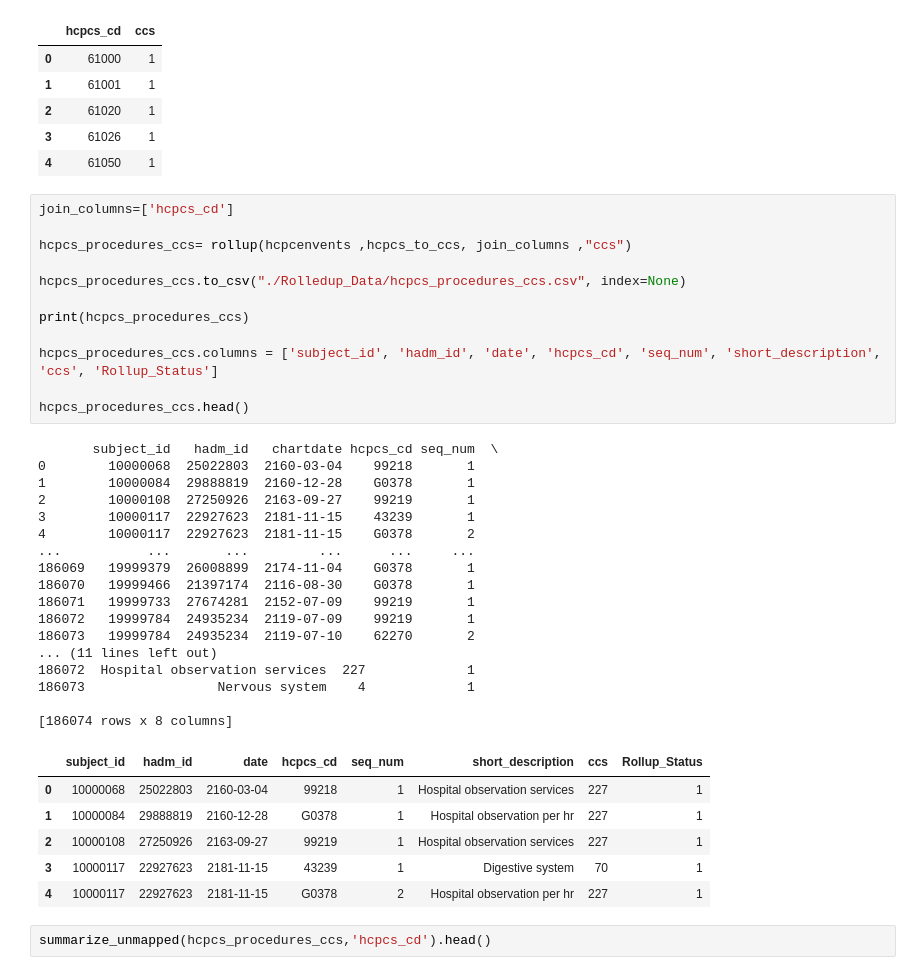
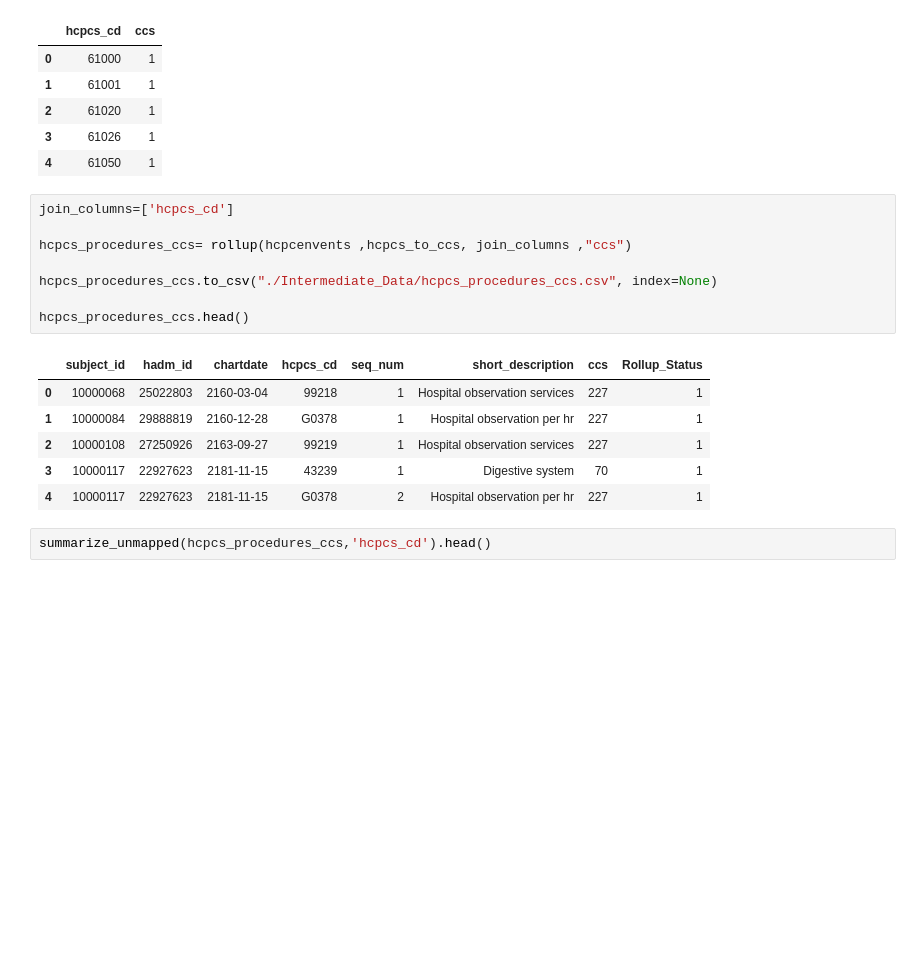
Before and after one commit to apvidul/EHR-Processing-Tutorial, a Jupyter notebook: EHR-Pipeline-Part2.ipynb, the cells around one changed output. Drawn from its saved outputs; the diff is of its cells as text; blank space fills up the shorter version.

```diff
--- a/EHR-Pipeline-Part2.ipynb
+++ b/EHR-Pipeline-Part2.ipynb
@@ -436,34 +424,13 @@ hcpcs_to_ccs.head()
 # %%
 join_columns=['hcpcs_cd']
 
 hcpcs_procedures_ccs= rollup(hcpcenvents ,hcpcs_to_ccs, join_columns ,"ccs")
 
-hcpcs_procedures_ccs.to_csv("./Rolledup_Data/hcpcs_procedures_ccs.csv", index=None)
-
-print(hcpcs_procedures_ccs)
-
-hcpcs_procedures_ccs.columns = ['subject_id', 'hadm_id', 'date', 'hcpcs_cd', 'seq_num', 'short_description', 'ccs', 'Rollup_Status']
+hcpcs_procedures_ccs.to_csv("./Intermediate_Data/hcpcs_procedures_ccs.csv", index=None)
 
 hcpcs_procedures_ccs.head()
 # %% [output]
-       subject_id   hadm_id   chartdate hcpcs_cd seq_num  \
-0        10000068  25022803  2160-03-04    99218       1
-1        10000084  29888819  2160-12-28    G0378       1
-2        10000108  27250926  2163-09-27    99219       1
-3        10000117  22927623  2181-11-15    43239       1
-4        10000117  22927623  2181-11-15    G0378       2
-...           ...       ...         ...      ...     ...
-186069   19999379  26008899  2174-11-04    G0378       1
-186070   19999466  21397174  2116-08-30    G0378       1
-186071   19999733  27674281  2152-07-09    99219       1
-186072   19999784  24935234  2119-07-09    99219       1
-186073   19999784  24935234  2119-07-10    62270       2
-... (11 lines left out)
-186072  Hospital observation services  227             1
-186073                 Nervous system    4             1
-
-[186074 rows x 8 columns]
-|  | subject_id | hadm_id | date | hcpcs_cd | seq_num | short_description | ccs | Rollup_Status |
+|  | subject_id | hadm_id | chartdate | hcpcs_cd | seq_num | short_description | ccs | Rollup_Status |
 | 0 | 10000068 | 25022803 | 2160-03-04 | 99218 | 1 | Hospital observation services | 227 | 1 |
 | 1 | 10000084 | 29888819 | 2160-12-28 | G0378 | 1 | Hospital observation per hr | 227 | 1 |
 | 2 | 10000108 | 27250926 | 2163-09-27 | 99219 | 1 | Hospital observation services | 227 | 1 |
```
Also changed, not shown: parts of 26 cells of this notebook, 6 other files.
